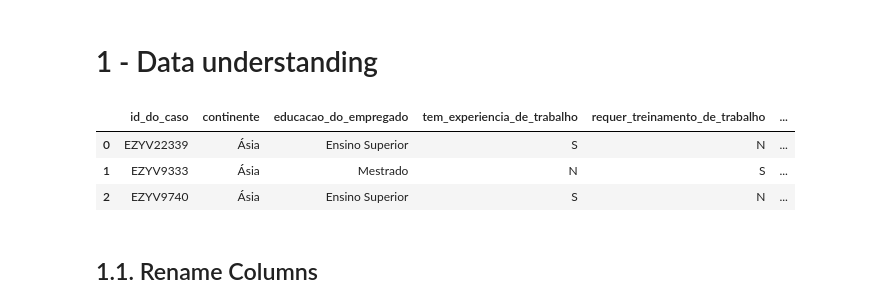
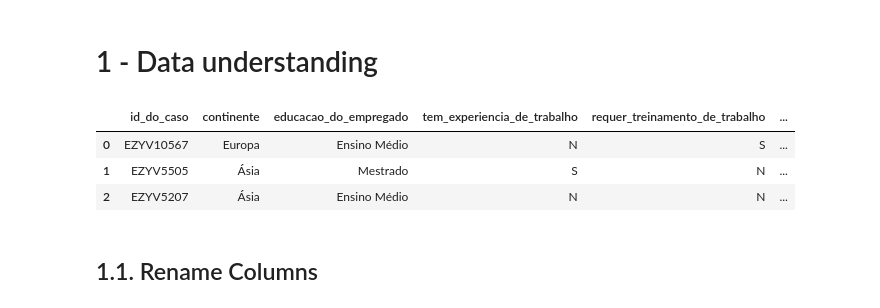
Before and after one commit to almir-martins/google_ml_olympiad, a Jupyter notebook: notebooks/analise1.ipynb, the cells around one changed output. Saved outputs shown, nothing was run; the diff lists cells and outputs as text; code cells hidden in the pictures.

```diff
--- a/notebooks/analise1.ipynb
+++ b/notebooks/analise1.ipynb
@@ -154,12 +154,12 @@ train_raw = pd.read_csv('../data/train.csv')
 # %% [markdown]
 # 1 - Data understanding
 # %%
-df = test_raw.copy()
+df = train_raw.copy()
 df.head(3)
 # %% [output]
 |  | id_do_caso | continente | educacao_do_empregado | tem_experiencia_de_trabalho | requer_treinamento_de_trabalho | ... |
-| 0 | EZYV22339 | Ásia | Ensino Superior | S | N | ... |
-| 1 | EZYV9333 | Ásia | Mestrado | N | S | ... |
-| 2 | EZYV9740 | Ásia | Ensino Superior | S | N | ... |
+| 0 | EZYV10567 | Europa | Ensino Médio | N | S | ... |
+| 1 | EZYV5505 | Ásia | Mestrado | S | N | ... |
+| 2 | EZYV5207 | Ásia | Ensino Médio | N | N | ... |
 # %% [markdown]
 ## 1.1. Rename Columns
```
Also changed, not shown: parts of 14 cells of this notebook.
